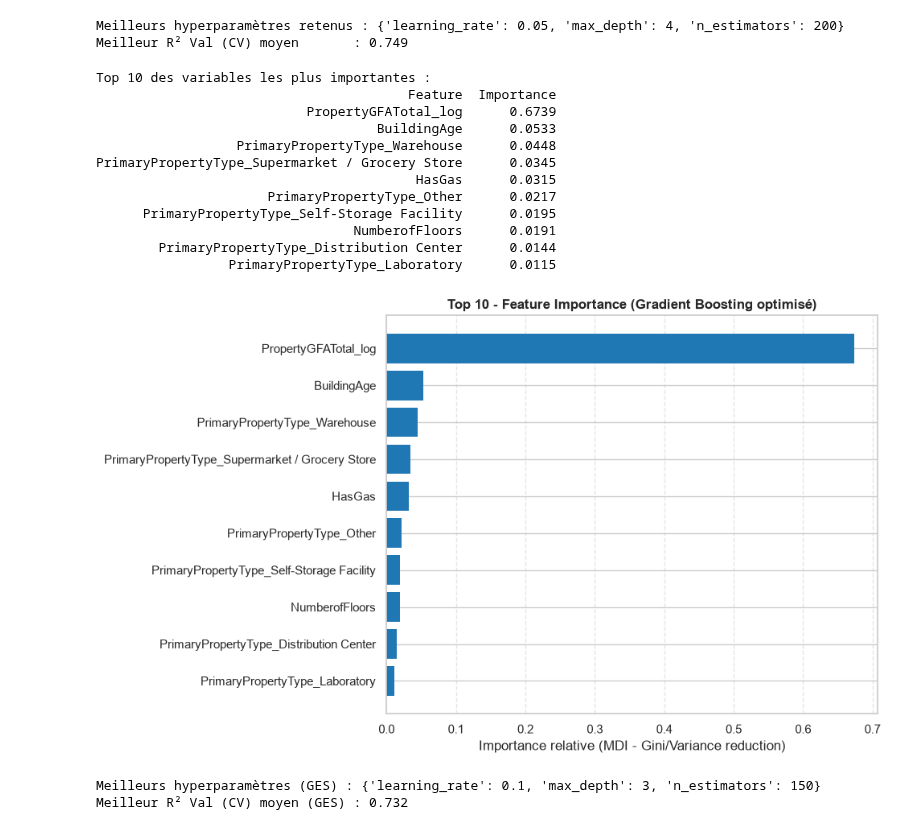
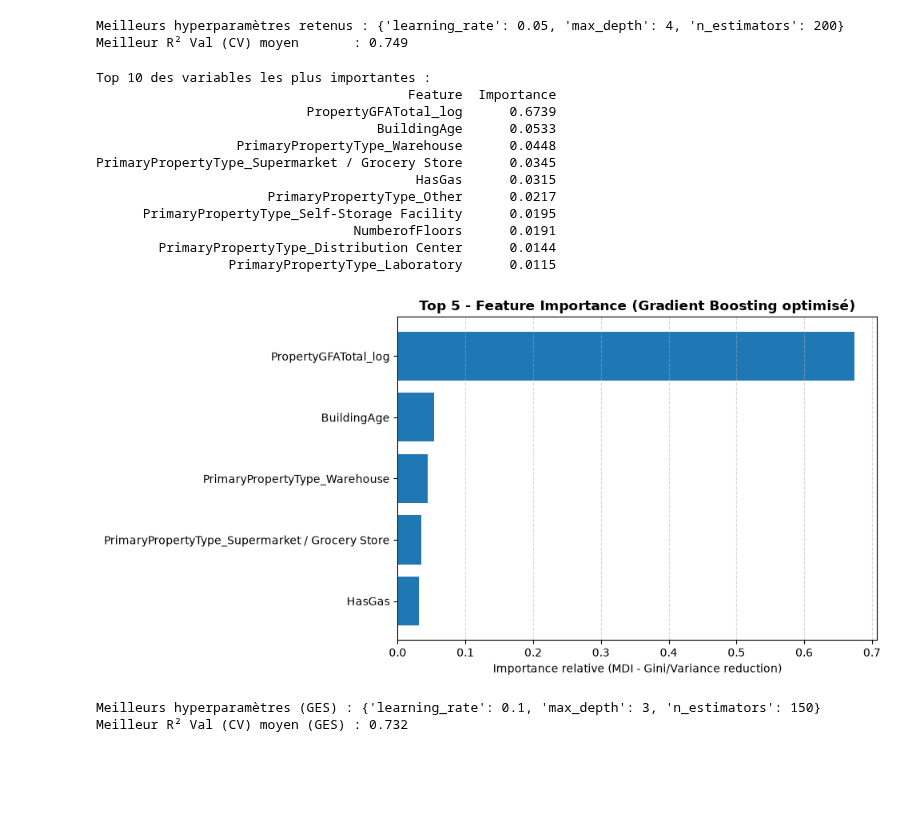
Before and after one commit to Alexis-h2/P3_OC_consommation_batiments_IA, a Jupyter notebook: Hernandez_Alexis_1_notebook_102026.ipynb, the cells around one changed output. Saved outputs shown, nothing was run; the diff lists cells and outputs as text; code cells hidden in the pictures; blank space fills up the shorter version.

```diff
--- a/Hernandez_Alexis_1_notebook_102026.ipynb
+++ b/Hernandez_Alexis_1_notebook_102026.ipynb
@@ -613,6 +568,10 @@ colonnes_conservees = [
     'PropertyGFATotal', # est conservé au détriment de 'PropertyGFABuilding(s)' avec une corrélation de 0.98 entre les 2
     'PropertyGFAParking',
 
+    # Type d'energie utilisée
+    'HasGas',
+    'HasSteam',
+
     # Target en log (on garde les brutes pour les garder à dispo)
     'SiteEnergyUse(kBtu)',
     'SiteEnergyUse_log',
@@ -727,10 +683,3 @@ Index parfaitement identiques : True
-# %%
-# On identifie les energies utilisées qui influenceront les émissions et la consommation d'energie
-# Utilisation de gaz (1 si > 0, sinon 0)
-df_features['HasGas'] = (df_non_residential_log['NaturalGas(kBtu)'] > 0).astype(int)
-
-# Utilisation de la vapeur  (1 si > 0, sinon 0)
-df_features['HasSteam'] = (df_non_residential_log['SteamUse(kBtu)'] > 0).astype(int)
 # %%
 df_features.head()
 # %% [output]
@@ -1239,36 +1186,36 @@ df_importance = pd.DataFrame({
     'Importance': importances
 }).sort_values(by='Importance', ascending=False)
 
 # Affichage des 10 variables les plus impactantes
 print("\nTop 10 des variables les plus importantes :")
 print(df_importance.head(10).round(4).to_string(index=False))
 
 # Tracé graphique de l'importance des variables
 
-plt.figure(figsize=(10, 6))
-top_n = 10
+plt.figure(figsize=(10, 5))
+top_n = 5
 top_features = df_importance.head(top_n).sort_values(by='Importance', ascending=True)
 
 plt.barh(top_features['Feature'], top_features['Importance'], color='#1f77b4', edgecolor='none')
 plt.title(f"Top {top_n} - Feature Importance (Gradient Boosting optimisé)", fontsize=12, fontweight='bold')
 plt.xlabel("Importance relative (MDI - Gini/Variance reduction)")
 plt.grid(axis='x', linestyle='--', alpha=0.5)
 plt.tight_layout()
 plt.show()
 # %% [output]
 Top 10 des variables les plus importantes :
                                         Feature  Importance
                            PropertyGFATotal_log      0.6739
                                     BuildingAge      0.0533
                   PrimaryPropertyType_Warehouse      0.0448
 PrimaryPropertyType_Supermarket / Grocery Store      0.0345
                                          HasGas      0.0315
                       PrimaryPropertyType_Other      0.0217
       PrimaryPropertyType_Self-Storage Facility      0.0195
                                  NumberofFloors      0.0191
         PrimaryPropertyType_Distribution Center      0.0144
                  PrimaryPropertyType_Laboratory      0.0115
-[figure, old version]
+[figure, new version]
 # %%
 # Recherche des paramètres optimaux POUR GHG
 
```
Also changed, not shown: parts of 16 cells of this notebook, 1 other file.
